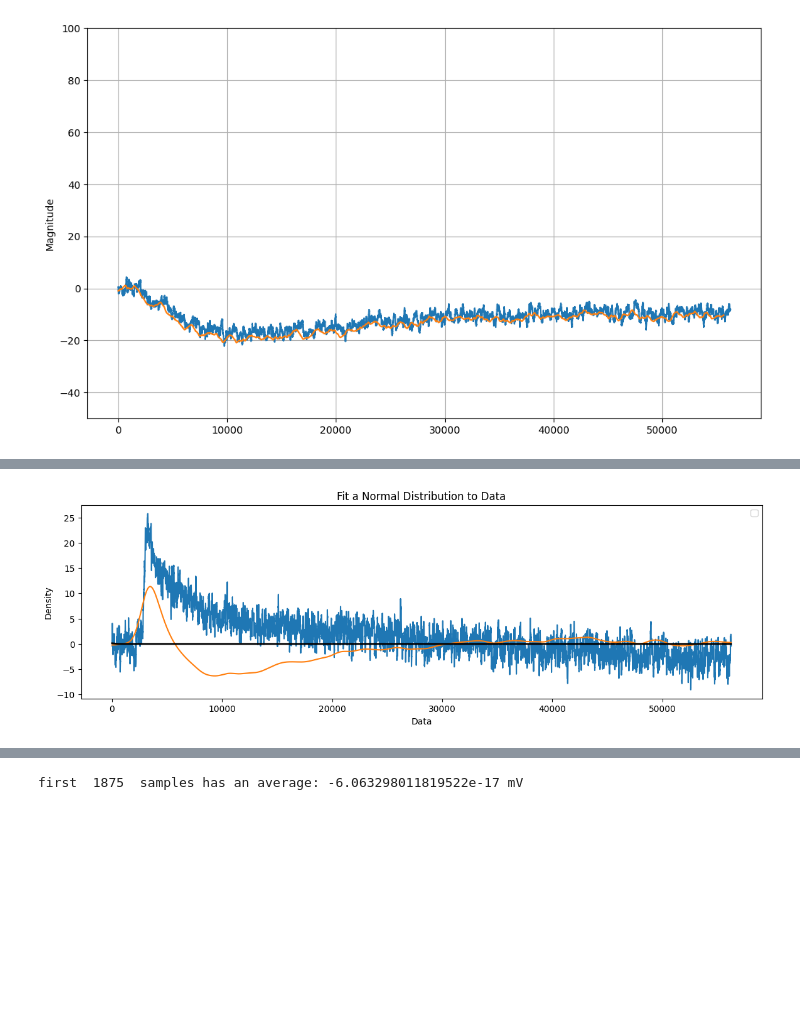
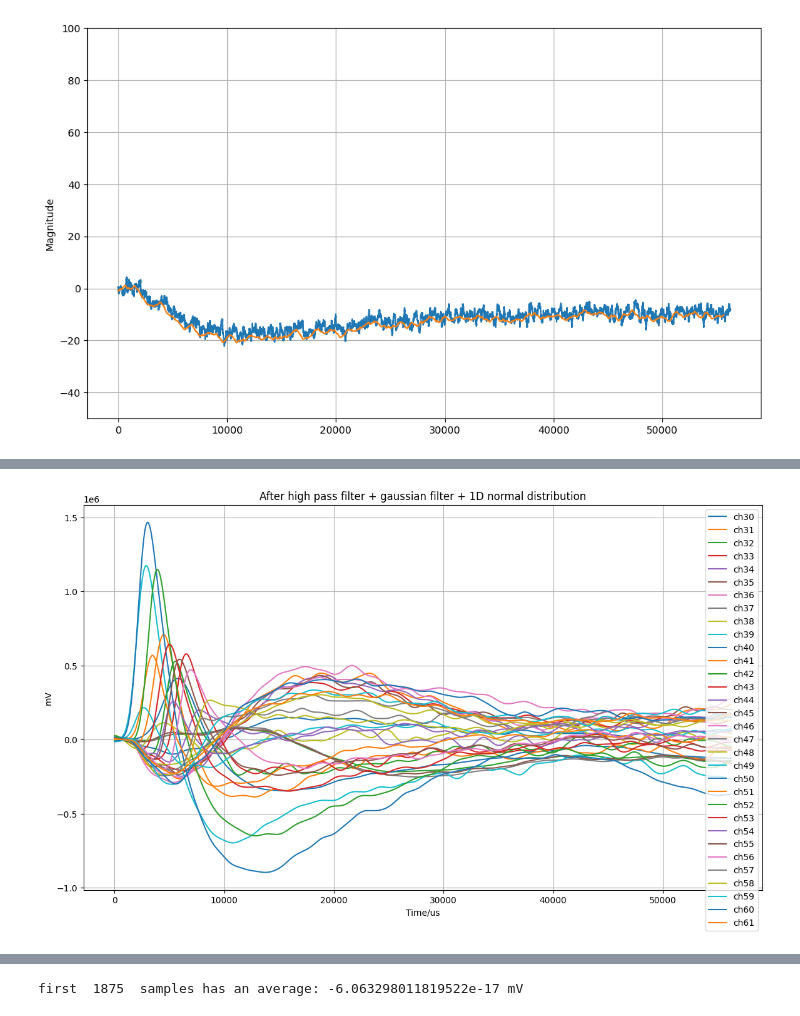
Before and after one commit to Eclipsedclaw/GramsAnalysis, a Jupyter notebook: other/microGRAMS_track_reconstruction_chbych.ipynb, the cells around one changed output, grey strips where cells are left out. Saved outputs shown, nothing was run; the diff lists cells and outputs as text; code cells hidden in the pictures; blank space fills up the shorter version.

```diff
--- a/other/microGRAMS_track_reconstruction_chbych.ipynb
+++ b/other/microGRAMS_track_reconstruction_chbych.ipynb
@@ -128,56 +128,88 @@ first  1875  samples has an average: -2.395002714668711e-15 mV
 from scipy.signal import butter, lfilter
 from scipy.ndimage import gaussian_filter1d
 from scipy.stats import norm
-temp_corrected_array = baseline_correction(baseline_array = event_data['ch53'].to_numpy())
 
-def GRAMS_shaper_trial_1(raw_waveform, filter_order, critical_frequency, gaussian_sigma):
+temp_corrected_array = baseline_correction(baseline_array = event_data['ch33'].to_numpy())
+
+after_shaper = GRAMS_shaper(signal=temp_corrected_array, peaking_time=5, sampling_rate=125, gain=700)
+
+def GRAMS_shaper_trial_1(raw_waveform, filter_order, critical_frequency, gaussian_sigma, gain, shaping_time=5, sampling_rate=125):
     b, a = butter(filter_order, critical_frequency, 'high')
     #plt.plot(raw_waveform, alpha = 0.3, label = 'original')
     high_pass_filtered = lfilter(b, a, raw_waveform)
     #plt.plot(high_pass_filtered, alpha = 0.6, label = 'high pass filtered')
 
+    #high_pass_filtered = (high_pass_filtered - np.min(high_pass_filtered)) / (np.max(high_pass_filtered) - np.min(high_pass_filtered)) * np.max(high_pass_filtered)
+
     # Gaussian filter
     gaussian_filtered = gaussian_filter1d(high_pass_filtered, sigma=gaussian_sigma)
     #plt.plot(gaussian_filtered, '--', label = "gaussian filtered")
-    plt.legend()
-    return gaussian_filtered
 
-plt.figure(figsize=(14, 4))
+    """
+    x = np.arange(0, len(gaussian_filtered))
+    location = np.array(gaussian_filtered).argmax()  # Mean (μ)
+    scale = shaping_time * sampling_rate
+    # Calculate the PDF of the normal distribution
+    pdf = gain * np.max(gaussian_filtered) * norm.pdf(x, loc=location, scale=scale)
+    """
+    return gaussian_filtered * gain
+
+
+#plt.figure(figsize=(14, 8))
 baseline_array = baseline_correction(baseline_array = event_data['ch53'].to_numpy())
-plt.plot(baseline_array)
-single_filtered_channel = GRAMS_shaper_trial_1(baseline_array, filter_order=4, critical_frequency=0.00004, gaussian_sigma=625)
-plt.plot(single_filtered_channel)
+#plt.plot(baseline_array)
+single_filtered_channel = GRAMS_shaper_trial_1(baseline_array, filter_order=4, critical_frequency=0.00005, gaussian_sigma=3, shaping_time = 5, gain=1e3, sampling_rate=125)
 
-# Calculate mean and standard deviation
-mu, std = norm.fit(single_filtered_channel)
+#plt.plot(single_filtered_channel, c='red', label='after GRAMS filter')
 
-# Create a range of x values
-x = np.linspace(0, len(single_filtered_channel), 100)
 
-# Get the PDF for the normal distribution
-pdf = norm.pdf(x, mu, std)
 
-# Plot the histogram
-plt.hist(single_filtered_channel, bins=30, density=True, alpha=0.6, color='g')
-
-# Overlay the normal distribution
-plt.plot(x, pdf, 'k', linewidth=2)
-
-# Show the plot
-plt.title("Fit a Normal Distribution to Data")
-plt.xlabel("Data")
-plt.ylabel("Density")
-plt.show()
-
-"""
-plt.figure(figsize=(14, 4))
+plt.figure(figsize=(14, 8))
 for i in range(32):
     ch_array = event_data[f'ch{i+32}']
     #print(ch_array[1800:2200])
     baseline_array = baseline_correction(baseline_array = event_data[f'ch{i+32}'].to_numpy())
-    corrected_array = GRAMS_shaper_trial_1(baseline_array, filter_order=4, critical_frequency=0.00004, gaussian_sigma=625)
+    corrected_array = GRAMS_shaper_trial_1(baseline_array, filter_order=4, critical_frequency=0.00004, gaussian_sigma=625, gain=5e4)
     plt.plot(corrected_array, label=f'ch{i+30}')
 plt.grid()
 plt.legend()
-"""
+plt.ylabel("mV")
+plt.xlabel("Time/us")
+plt.title("After high pass filter + gaussian filter + 1D normal distribution")
+
+
+
+# Create a figure with 2 subplots stacked vertically
+fig, axs = plt.subplots(2, 1, figsize=(14, 12))
+
+# First subplot for channels ch32 to ch47
+for i in range(16):  # 16 channels from ch32 to ch47
+    ch_array = event_data[f'ch{i+32}']
+    baseline_array = baseline_correction(baseline_array=ch_array.to_numpy())
+    corrected_array = GRAMS_shaper_trial_1(baseline_array, filter_order=4, critical_frequency=0.00004, gaussian_sigma=625, gain=1)
+    axs[0].plot(corrected_array, label=f'ch{i+32}')  # Adjusted label for clarity
+
+# Customizing the first subplot
+axs[0].grid()
+axs[0].legend()
+axs[0].set_ylabel("mV")
+axs[0].set_xlabel("Time/us")
+axs[0].set_title("After High Pass Filter + Gaussian Filter + 1D Normal Distribution (Channels 32-47)")
+
+# Second subplot for channels ch48 to ch63
+for i in range(16):  # 16 channels from ch48 to ch63
+    ch_array = event_data[f'ch{i+48}']
+    baseline_array = baseline_correction(baseline_array=ch_array.to_numpy())
+    corrected_array = GRAMS_shaper_trial_1(baseline_array, filter_order=4, critical_frequency=0.00004, gaussian_sigma=625, gain=1)
+    axs[1].plot(corrected_array, label=f'ch{i+48}')  # Adjusted label for clarity
+
+# Customizing the second subplot
+axs[1].grid()
+axs[1].legend()
+axs[1].set_ylabel("mV")
+axs[1].set_xlabel("Time/us")
+axs[1].set_title("After High Pass Filter + Gaussian Filter + 1D Normal Distribution (Channels 48-63)")
+
+# Adjust layout for better spacing
+plt.show()
 # %% [output]
@@ -187 +233 @@ first  1875  samples has an average: 3.031649005909761e-17 mV
-[figure, old version]
+[figure, new version]
```
Also changed, not shown: parts of 4 cells of this notebook.
